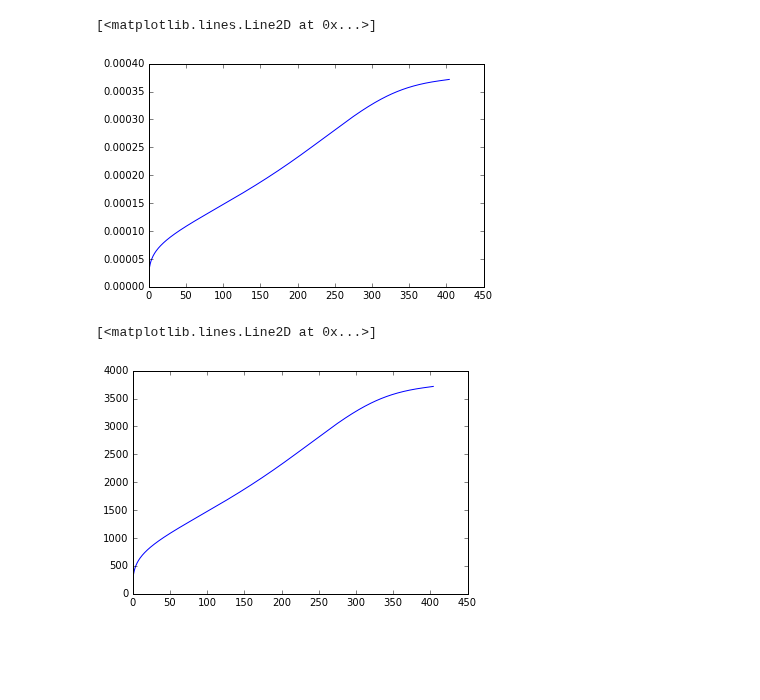
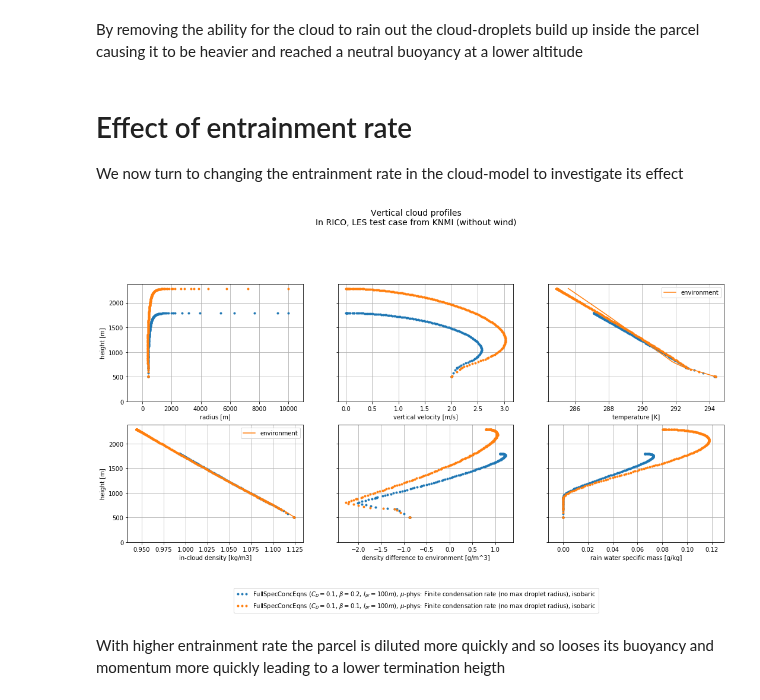
Before and after one commit to leifdenby/python-cloudmodel, a Jupyter notebook: notebooks/Cloud model integration - moist.ipynb, the cells around one changed output. Cells and saved outputs as stored; diff of their text form; code cells hidden in the pictures; blank space fills up the shorter version.

```diff
--- a/notebooks/Cloud model integration - moist.ipynb
+++ b/notebooks/Cloud model integration - moist.ipynb
@@ -95,13 +90,31 @@ plot.plot(w_r__mphys)
-# %%
-lambda_r__mphys = np.array(profile1.extra_vars['lambda_r'])
-
-plot.plot(1./lambda_r__mphys)
-# %% [output]
-[<matplotlib.lines.Line2D at 0x...>]
-[figure, removed]
-# %%
-Nr__mphys = profile1.extra_vars['Nr']
-plot.plot(Nr__mphys)
-# %% [output]
-[<matplotlib.lines.Line2D at 0x...>]
-[figure, removed]
+# %% [markdown]
+By removing the ability for the cloud to rain out the cloud-droplets build up inside the parcel causing it to be heavier and reached a neutral buoyancy at a lower altitude
+# %% [markdown]
+# Effect of entrainment rate
+
+We now turn to changing the entrainment rate in the cloud-model to investigate its effect
+# %%
+profiles = []
+
+microphysics = microphysics_models.FiniteCondensationTimeMicrophysics(model_constraint='isobaric')
+
+beta = 0.2
+cloud_model = parcel_models.FullThermodynamicsCloudEquations(
+    environment=ambient_stratification, gamma=1.0, C_D=0.1, beta=beta, microphysics=microphysics
+)
+p = cloud_model.integrate(initial_condition, z_points)
+profiles.append(p)
+
+beta = 0.1
+cloud_model = parcel_models.FullThermodynamicsCloudEquations(
+    environment=ambient_stratification, gamma=1.0, C_D=0.1, beta=beta, microphysics=microphysics
+)
+p = cloud_model.integrate(initial_condition, z_points)
+profiles.append(p)
+# %%
+fig = pyclouds.plot.parcel.plot_profiles(profiles, ['r', 'w', 'T', "rho_c", "d_rho", "q_r"])
+#fig.savefig('/home/zmaw/m300464/Desktop/cloudmodel_profile.pdf')
+# %% [output]
+[figure, added]
+# %% [markdown]
+With higher entrainment rate the parcel is diluted more quickly and so looses its buoyancy and momentum more quickly leading to a lower termination heigth
```
Also changed, not shown: parts of 21 cells of this notebook, 5 other files.
